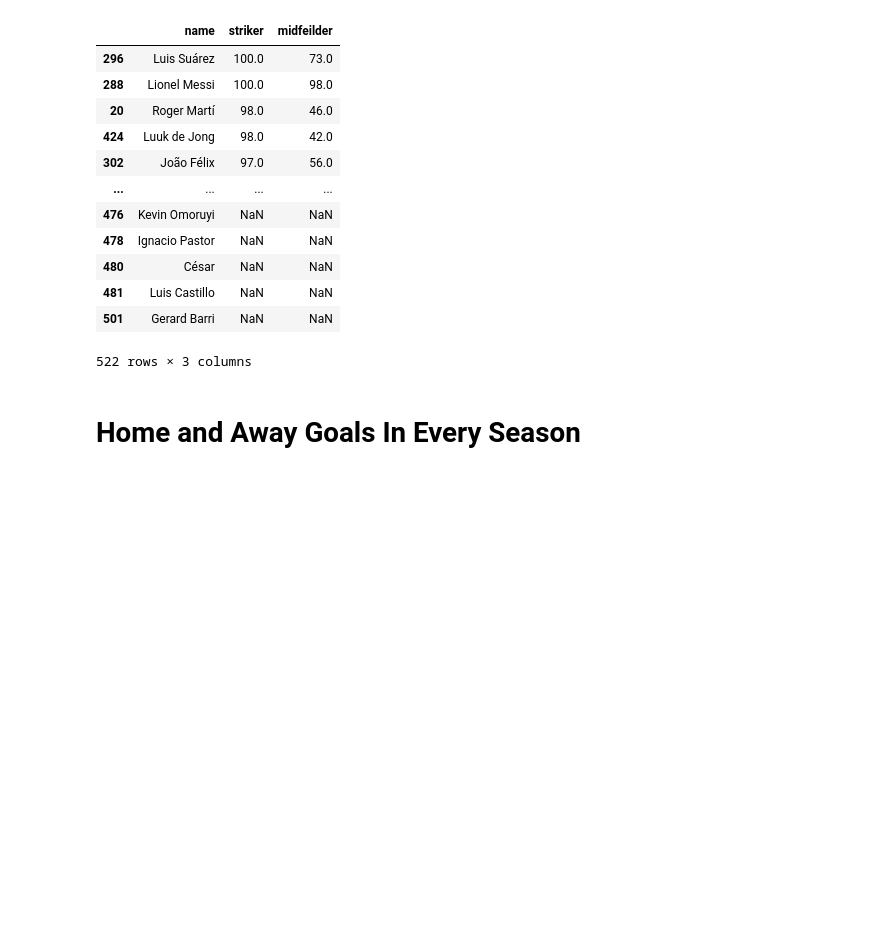
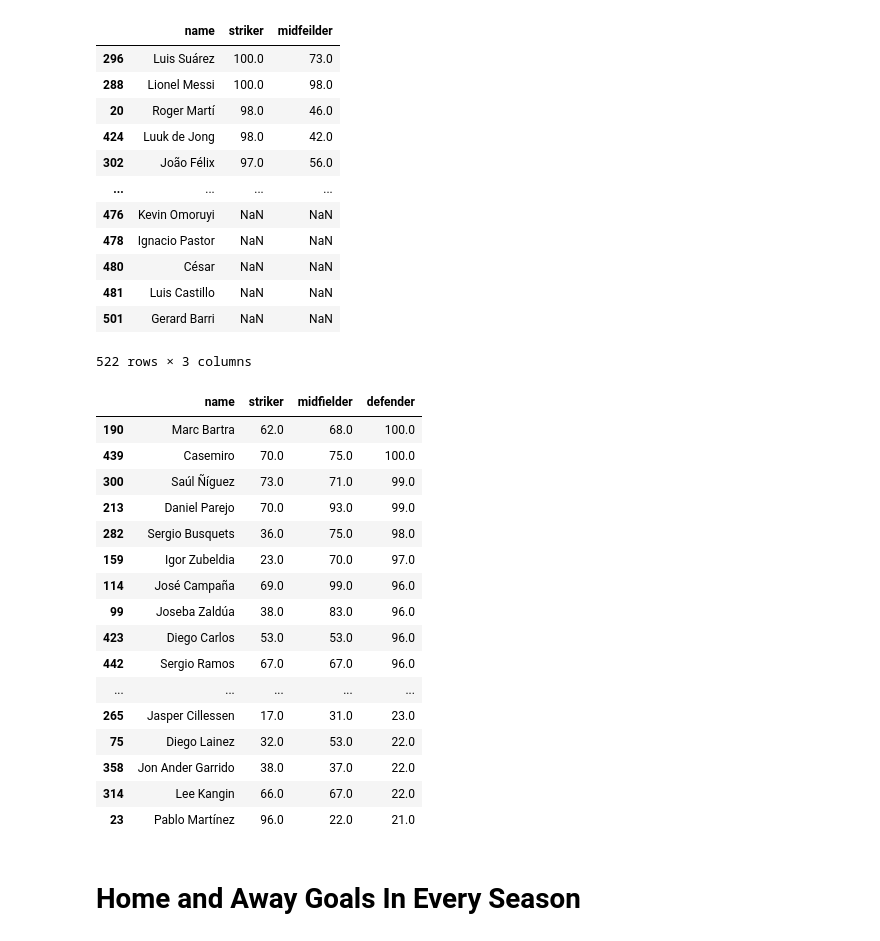
Before and after one commit to gagan2005/Soccer_Prediction_And_DataAnalysis, a Jupyter notebook: main.ipynb, the cells around one changed output. Drawn from its saved outputs; the diff is of its cells as text; code cells hidden in the pictures; blank space fills up the shorter version.

Commit message:
scoring function modified and defender added

```diff
--- a/main.ipynb
+++ b/main.ipynb
@@ -261,6 +262,26 @@ finalscores.sort_values(by="striker",ascending=False)
 | 481 | Luis Castillo | NaN | NaN |
 | 501 | Gerard Barri | NaN | NaN |
 522 rows × 3 columns
+# %%
+finalscores.sort_values(by="defender",ascending=False)
+# %% [output]
+|  | name | striker | midfielder | defender |
+| 190 | Marc Bartra | 62.0 | 68.0 | 100.0 |
+| 439 | Casemiro | 70.0 | 75.0 | 100.0 |
+| 300 | Saúl Ñíguez | 73.0 | 71.0 | 99.0 |
+| 213 | Daniel Parejo | 70.0 | 93.0 | 99.0 |
+| 282 | Sergio Busquets | 36.0 | 75.0 | 98.0 |
+| 159 | Igor Zubeldia | 23.0 | 70.0 | 97.0 |
+| 114 | José Campaña | 69.0 | 99.0 | 96.0 |
+| 99 | Joseba Zaldúa | 38.0 | 83.0 | 96.0 |
+| 423 | Diego Carlos | 53.0 | 53.0 | 96.0 |
+| 442 | Sergio Ramos | 67.0 | 67.0 | 96.0 |
+| ... | ... | ... | ... | ... |
+| 265 | Jasper Cillessen | 17.0 | 31.0 | 23.0 |
+| 75 | Diego Lainez | 32.0 | 53.0 | 22.0 |
+| 358 | Jon Ander Garrido | 38.0 | 37.0 | 22.0 |
+| 314 | Lee Kangin | 66.0 | 67.0 | 22.0 |
+| 23 | Pablo Martínez | 96.0 | 22.0 | 21.0 |
 # %% [markdown]
 # Home and Away Goals In Every Season
 # %%
```
Also changed, not shown: parts of 2 cells of this notebook.
